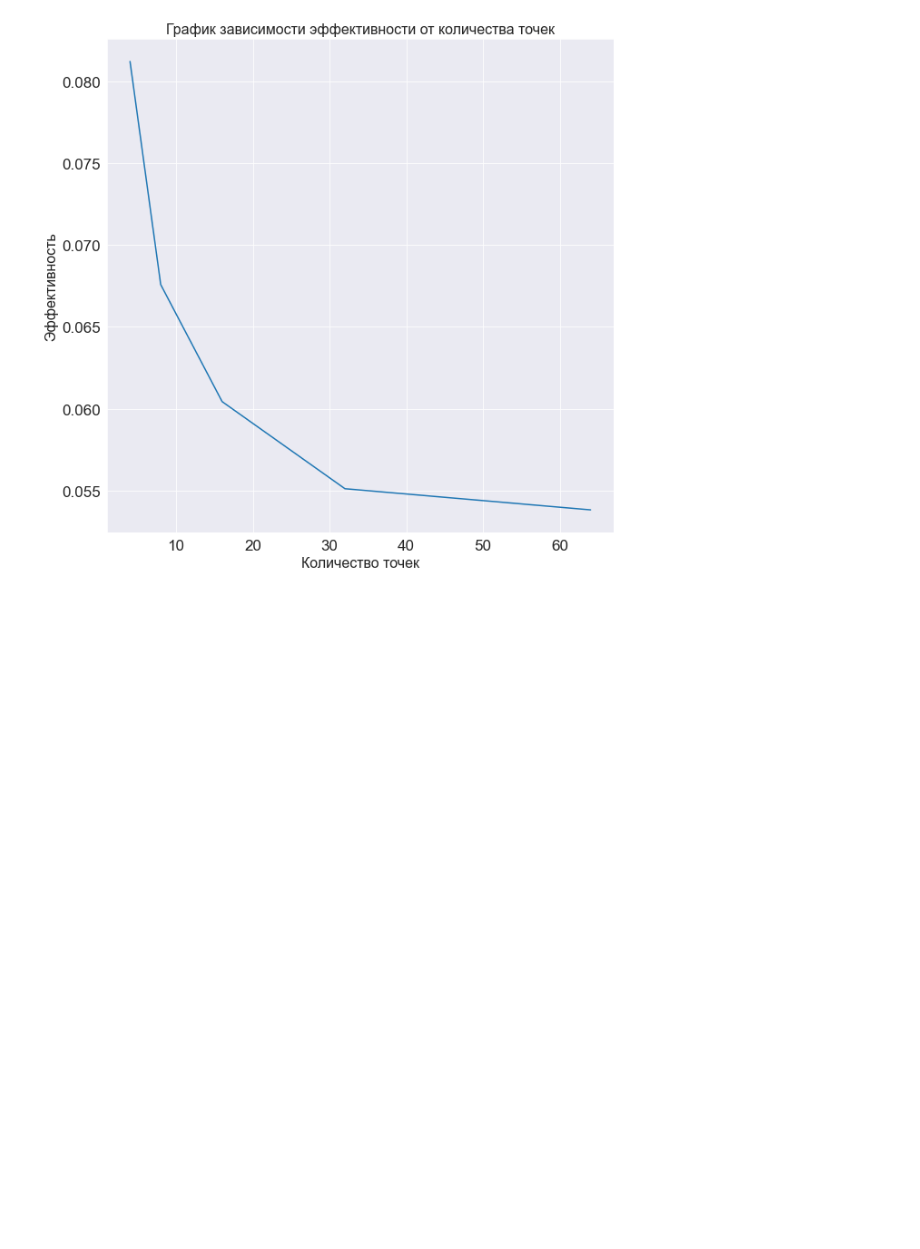
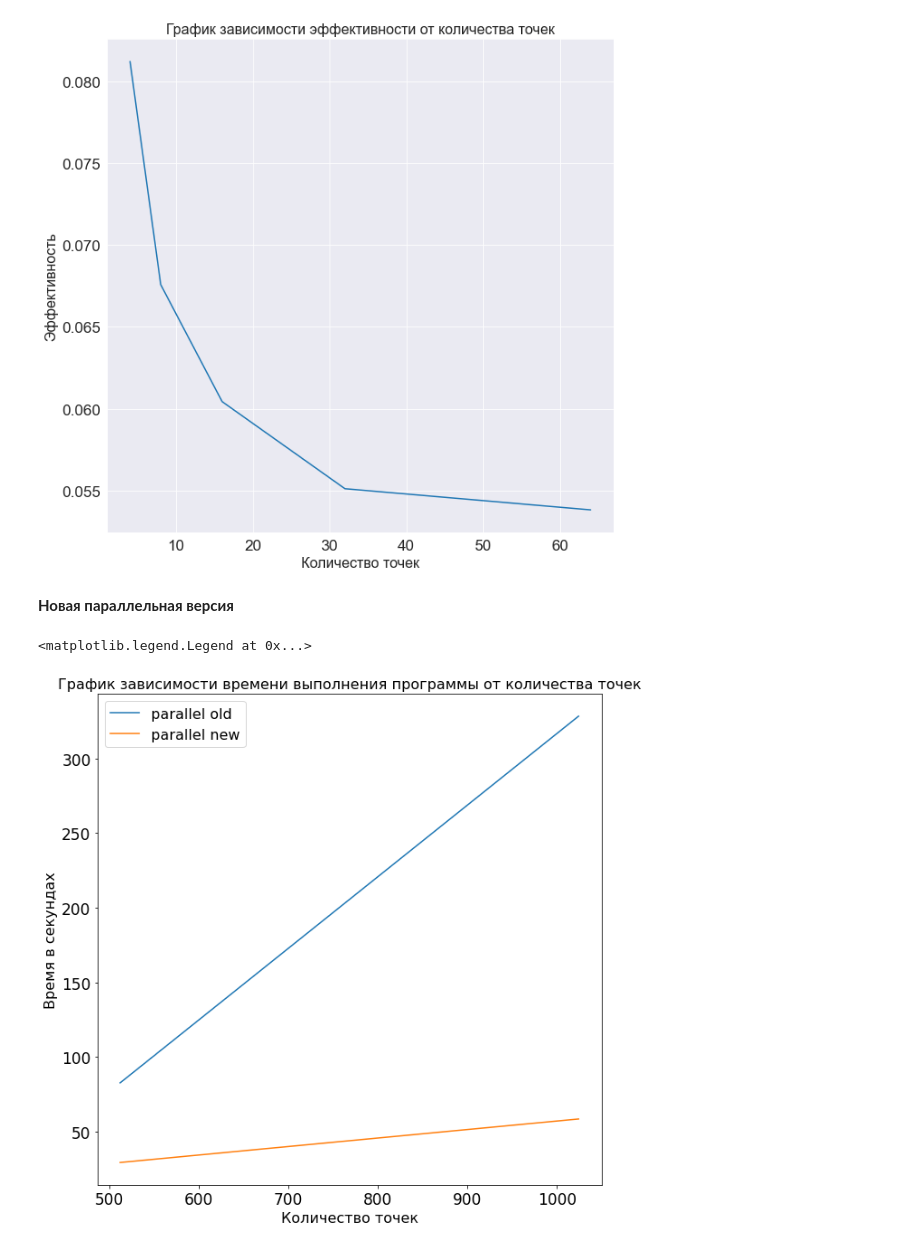
Before and after one commit to DenisKabanov/parallel_programming_lab3, a Jupyter notebook: Animation and graphics.ipynb, the cells around one changed output. Drawn from its saved outputs; the diff is of its cells as text; code cells hidden in the pictures; blank space fills up the shorter version.

```diff
--- a/Animation and graphics.ipynb
+++ b/Animation and graphics.ipynb
@@ -149,0 +157,2 @@ Text(0.5, 1.0, 'График зависимости эффективности
+# %% [markdown]
+**Новая параллельная версия**
@@ -149,0 +163,45 @@ Text(0.5, 1.0, 'График зависимости эффективности
+# %%
+number_of_points_new = [512, 1024]
+time_parallel_old = {}
+time_parallel_new = {}
+time_serial_new = {}
+
+for n in number_of_points_new:
+    time_parallel_old[n] = []
+    time_parallel_new[n] = []
+    time_serial_new[n] = []
+
+    with open(f'./output/time_par_old_{n}.txt') as f:
+        for line in f:
+            time_parallel_old[n].append(float(line))
+    with open(f'./output/time_par_new_{n}.txt') as f:
+        for line in f:
+            time_parallel_new[n].append(float(line))
+    with open(f'./output/time_seq_{n}.txt') as f:
+        for line in f:
+            time_serial_new[n].append(float(line))
+
+
+
+mean_time_parallel_old = []
+mean_time_parallel_new = []
+mean_time_serial_new = []
+for n in number_of_points_new:
+    mean_time_parallel_old.append(np.mean(time_parallel_old[n]))
+    mean_time_parallel_new.append(np.mean(time_parallel_new[n]))
+    mean_time_serial_new.append(np.mean(time_serial_new[n]))
+# %%
+plt.figure(figsize=(10, 10))
+plt.plot(number_of_points_new, mean_time_parallel_old)
+plt.plot(number_of_points_new, mean_time_parallel_new)
+# plt.plot(number_of_points_new, mean_time_serial_new)
+plt.xticks(fontsize = 17)
+plt.yticks(fontsize = 17)
+plt.xlabel('Количество точек', fontsize=16)
+plt.ylabel('Время в секундах', fontsize=16)
+plt.title("График зависимости времени выполнения программы от количества точек", size=16)
+plt.legend(['parallel old','parallel new'], fontsize=16)
+# plt.legend(['parallel old','parallel new', 'serial'], fontsize=16)
+# %% [output]
+<matplotlib.legend.Legend at 0x...>
+[figure, added]
```
Also changed, not shown: parts of 6 cells of this notebook, 11 other files.
